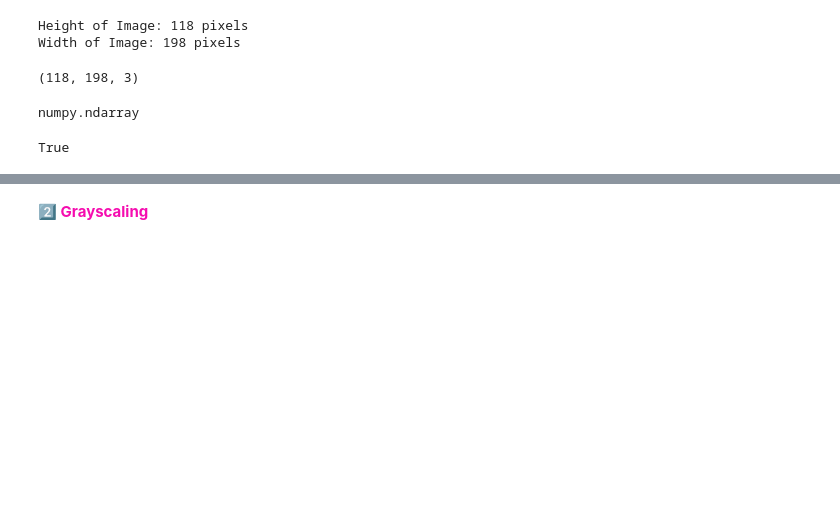
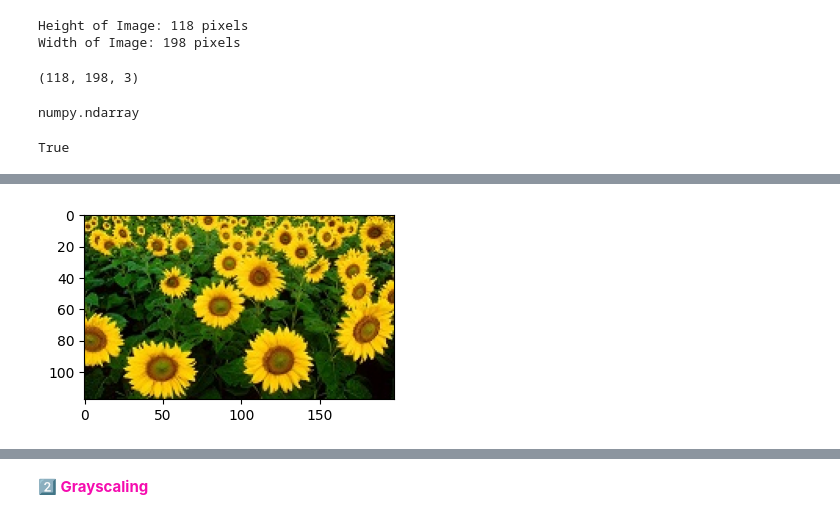
Before and after one commit to RezaSaadatyar/Computer-Vision, a Jupyter notebook: Code/Untitled-1.ipynb, the cells around one changed output, grey strips where cells are left out. Saved outputs shown, nothing was run; the diff lists cells and outputs as text; code cells hidden in the pictures; blank space fills up the shorter version.

```diff
--- a/Code/Untitled-1.ipynb
+++ b/Code/Untitled-1.ipynb
@@ -75,0 +71,9 @@ plt.imshow(img[..., ::-1]); # BGR convert to RGB
+# %%
+# Create a new figure with a specified size of 4 inches (width) by 3 inches (height)
+plt.figure(figsize=[4, 3])
+
+# Display the image `img` after reversing the color channels (RGB to BGR or vice versa)
+# `img[:, :, ::-1]` or `img[..., ::-1]` reverses the order of the color channels along the last axis
+plt.imshow(img[:, :, ::-1]);  # img[:,:, ::-1] == img[..., ::-1]
+# %% [output]
+[figure, added]
```
Also changed, not shown: parts of 31 cells of this notebook.
